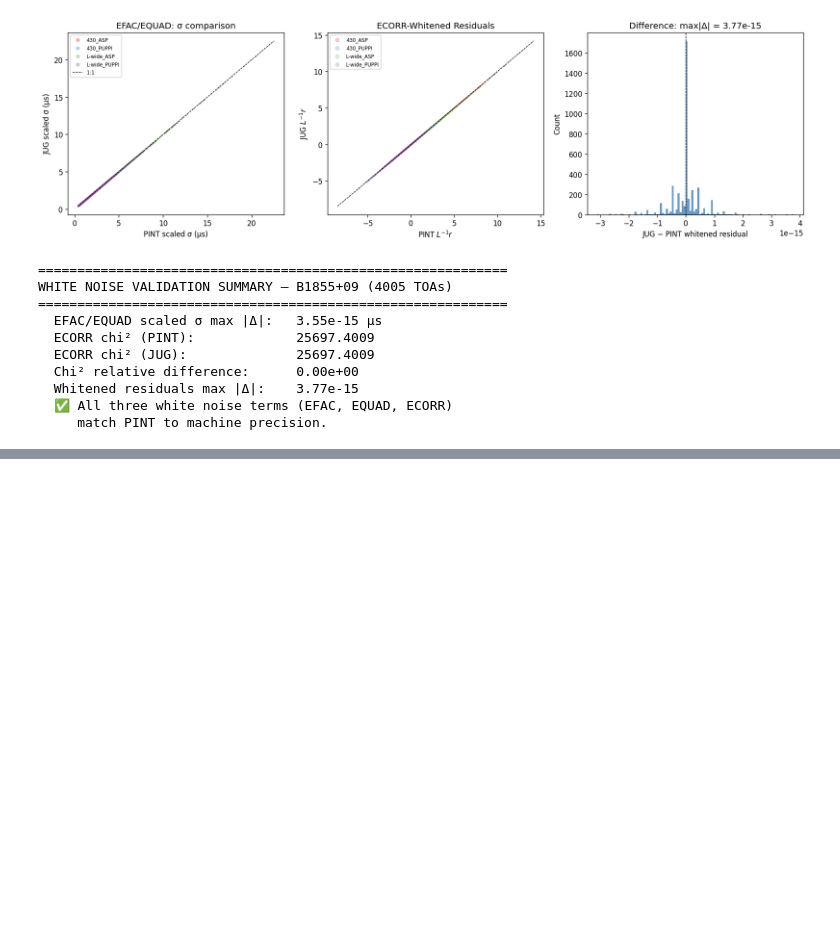
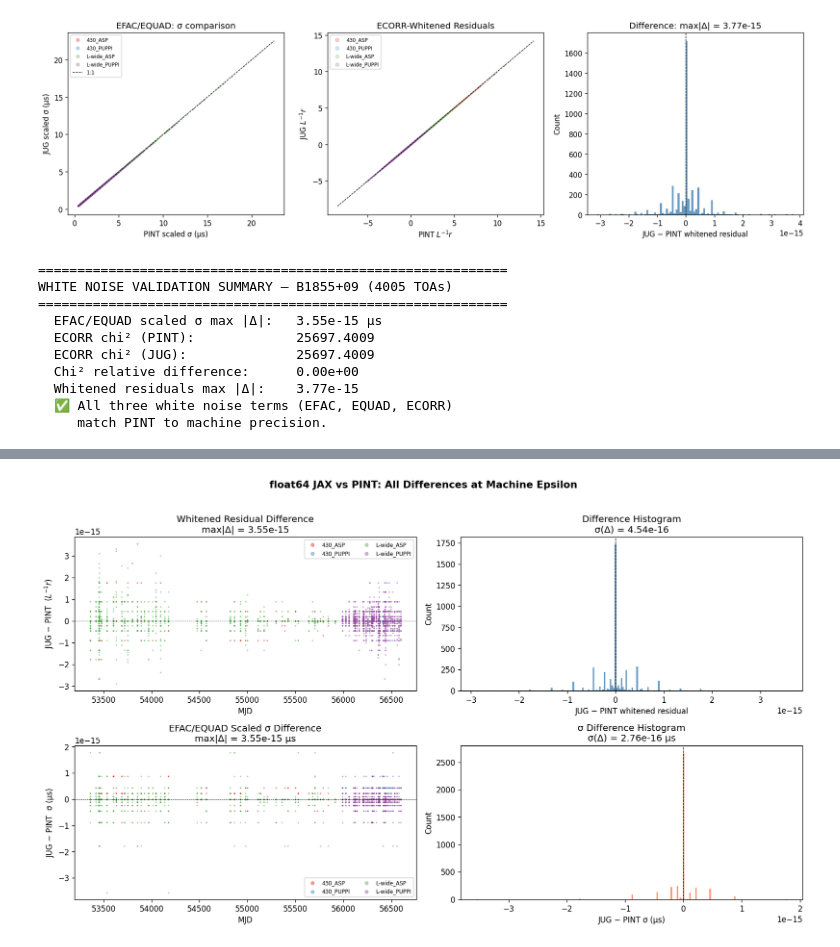
Before and after one commit to MattTMiles/jug, a Jupyter notebook: notebooks/white_noise_pint_vs_jug.ipynb, the cells around one changed output, grey strips where cells are left out. Cells and saved outputs as stored; diff of their text form; code cells hidden in the pictures; blank space fills up the shorter version.

```diff
--- a/notebooks/white_noise_pint_vs_jug.ipynb
+++ b/notebooks/white_noise_pint_vs_jug.ipynb
@@ -406,0 +449,52 @@ WHITE NOISE VALIDATION SUMMARY — B1855+09 (4005 TOAs)
+# %%
+# --- JUG - PINT whitened residual differences ---
+fig, axes = plt.subplots(2, 2, figsize=(14, 8))
+
+colors = {'430_ASP': '#e41a1c', '430_PUPPI': '#377eb8',
+          'L-wide_ASP': '#4daf4a', 'L-wide_PUPPI': '#984ea3'}
+
+# Panel 1: JUG - PINT whitened residuals vs MJD
+ax = axes[0, 0]
+diff_white = r_white_jug - r_white_pint
+for be in backends:
+    mask = flags_f == be
+    ax.scatter(mjds[mask], diff_white[mask], s=1, alpha=0.4, color=colors[be], label=be)
+ax.axhline(0, color='k', lw=0.5, ls='--')
+ax.set_xlabel('MJD')
+ax.set_ylabel('JUG − PINT  ($L^{-1}r$)')
+ax.set_title(f'Whitened Residual Difference\nmax|Δ| = {np.max(np.abs(diff_white)):.2e}')
+ax.legend(fontsize=7, markerscale=4, ncol=2)
+
+# Panel 2: Histogram of JUG - PINT whitened residuals (zoom)
+ax = axes[0, 1]
+ax.hist(diff_white, bins=200, color='steelblue', edgecolor='none', alpha=0.8)
+ax.axvline(0, color='k', lw=0.8, ls='--')
+ax.set_xlabel('JUG − PINT whitened residual')
+ax.set_ylabel('Count')
+ax.set_title(f'Difference Histogram\nσ(Δ) = {np.std(diff_white):.2e}')
+
+# Panel 3: JUG - PINT EFAC/EQUAD-scaled σ difference vs MJD
+ax = axes[1, 0]
+diff_sigma = jug_scaled_sigma_us - pint_scaled_sigma_us
+for be in backends:
+    mask = flags_f == be
+    ax.scatter(mjds[mask], diff_sigma[mask], s=1, alpha=0.4, color=colors[be], label=be)
+ax.axhline(0, color='k', lw=0.5, ls='--')
+ax.set_xlabel('MJD')
+ax.set_ylabel('JUG − PINT  σ (µs)')
+ax.set_title(f'EFAC/EQUAD Scaled σ Difference\nmax|Δ| = {np.max(np.abs(diff_sigma)):.2e} µs')
+ax.legend(fontsize=7, markerscale=4, ncol=2)
+
+# Panel 4: Histogram of σ difference
+ax = axes[1, 1]
+ax.hist(diff_sigma, bins=200, color='coral', edgecolor='none', alpha=0.8)
+ax.axvline(0, color='k', lw=0.8, ls='--')
+ax.set_xlabel('JUG − PINT σ (µs)')
+ax.set_ylabel('Count')
+ax.set_title(f'σ Difference Histogram\nσ(Δ) = {np.std(diff_sigma):.2e} µs')
+
+plt.suptitle('float64 JAX vs PINT: All Differences at Machine Epsilon', fontsize=13, fontweight='bold', y=1.02)
+plt.tight_layout()
+plt.show()
+# %% [output]
+[figure, added]
```
Also changed, not shown: parts of 8 cells of this notebook, 18 other files.
